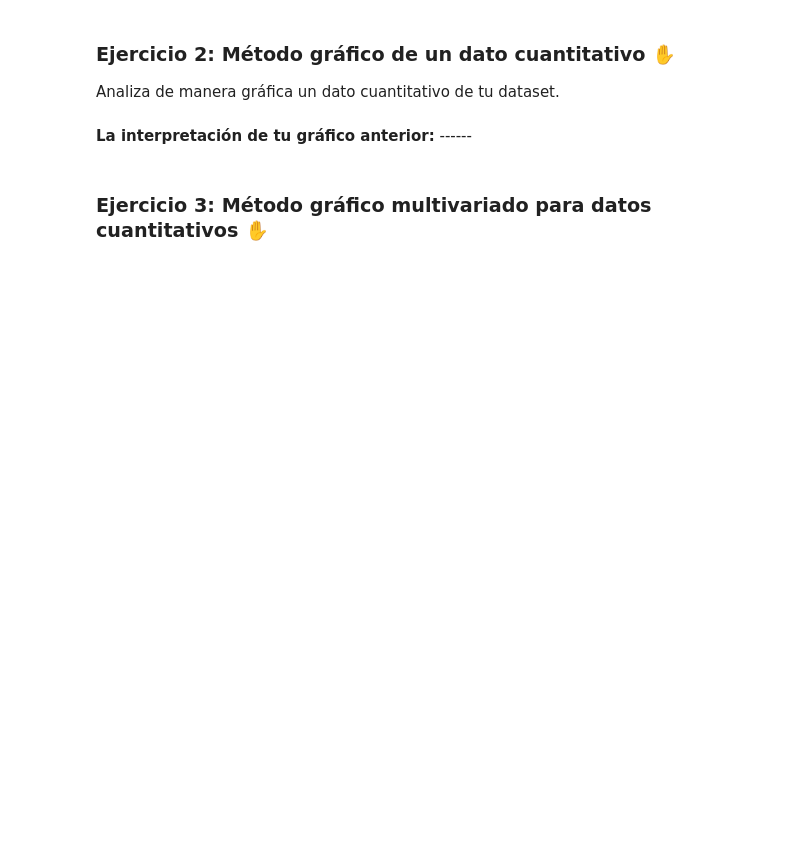
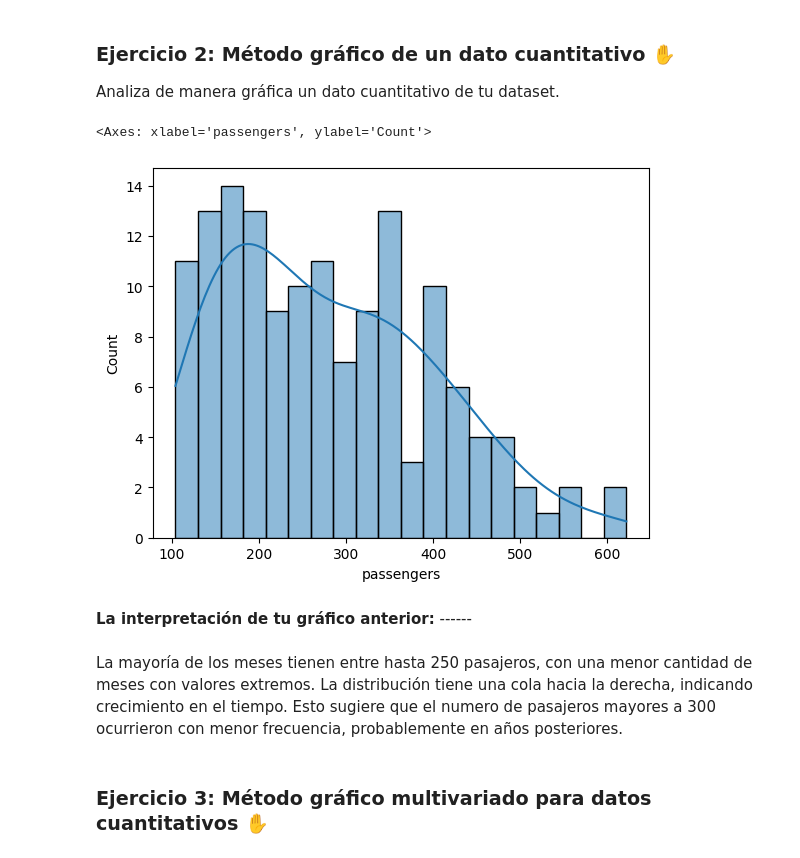
Before and after one commit to DArsem2306/Programa-Python-Utec, a Jupyter notebook: Tareas/modulo03/Sesion_6_Tarea.ipynb, the cells around one changed output. Saved outputs shown, nothing was run; the diff lists cells and outputs as text; code cells hidden in the pictures; blank space fills up the shorter version.

```diff
--- a/Tareas/modulo03/Sesion_6_Tarea.ipynb
+++ b/Tareas/modulo03/Sesion_6_Tarea.ipynb
@@ -81,4 +85,12 @@ Analiza de manera gráfica un dato cuantitativo de tu dataset.
+# %%
+#Historia de Pasajeros por vuelo
+sns.histplot(data=df, x='passengers', bins=20, kde=True)
+# %% [output]
+<Axes: xlabel='passengers', ylabel='Count'>
+[figure, added]
 # %% [markdown]
 **La interpretación de tu gráfico anterior:** ------
+# %% [markdown]
+La mayoría de los meses tienen entre hasta 250 pasajeros, con una menor cantidad de meses con valores extremos. La distribución tiene una cola hacia la derecha, indicando crecimiento en el tiempo. Esto sugiere que el numero de pasajeros mayores a 300 ocurrieron con menor frecuencia, probablemente en años posteriores.
 # %% [markdown]
 ### **Ejercicio 3**: Método gráfico multivariado para datos cuantitativos ✋
```
Also changed, not shown: parts of 7 cells of this notebook.
